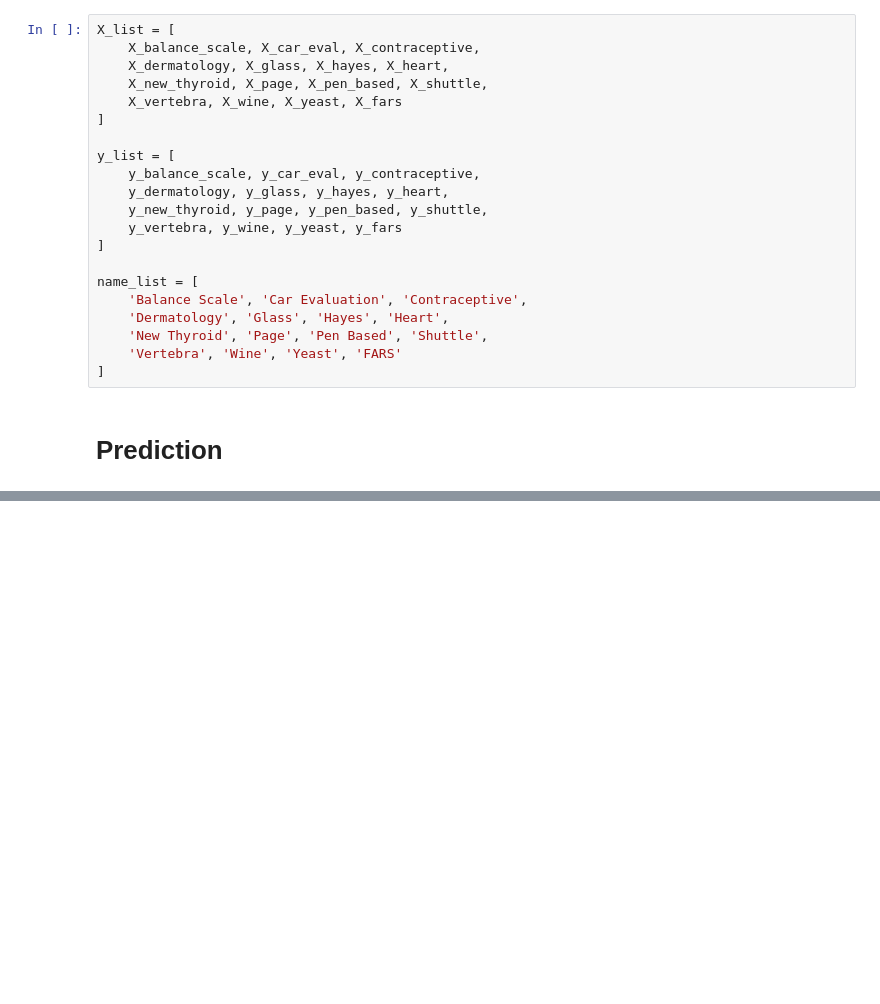
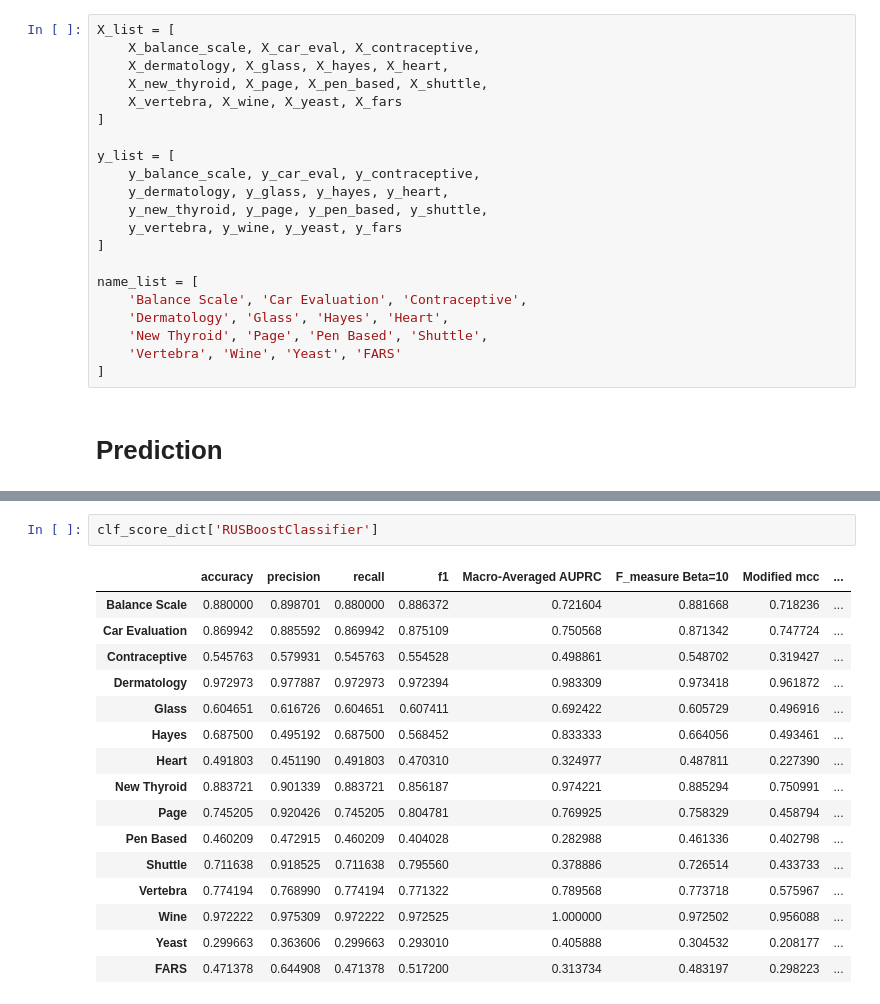
Before and after one commit to fokrey/ML-Project-Skoltech-2024-, a Jupyter notebook: models.ipynb, the cells around one changed output, grey strips where cells are left out. Cells and saved outputs as stored; diff of their text form; blank space fills up the shorter version.

```diff
--- a/models.ipynb
+++ b/models.ipynb
@@ -111,0 +138,19 @@ for clf_name, clf in tqdm(clf_dict.items()):
+# %%
+clf_score_dict['RUSBoostClassifier']
+# %% [output]
+|  | accuracy | precision | recall | f1 | Macro-Averaged AUPRC | F_measure Beta=10 | Modified mcc | ... |
+| Balance Scale | 0.880000 | 0.898701 | 0.880000 | 0.886372 | 0.721604 | 0.881668 | 0.718236 | ... |
+| Car Evaluation | 0.869942 | 0.885592 | 0.869942 | 0.875109 | 0.750568 | 0.871342 | 0.747724 | ... |
+| Contraceptive | 0.545763 | 0.579931 | 0.545763 | 0.554528 | 0.498861 | 0.548702 | 0.319427 | ... |
+| Dermatology | 0.972973 | 0.977887 | 0.972973 | 0.972394 | 0.983309 | 0.973418 | 0.961872 | ... |
+| Glass | 0.604651 | 0.616726 | 0.604651 | 0.607411 | 0.692422 | 0.605729 | 0.496916 | ... |
+| Hayes | 0.687500 | 0.495192 | 0.687500 | 0.568452 | 0.833333 | 0.664056 | 0.493461 | ... |
+| Heart | 0.491803 | 0.451190 | 0.491803 | 0.470310 | 0.324977 | 0.487811 | 0.227390 | ... |
+| New Thyroid | 0.883721 | 0.901339 | 0.883721 | 0.856187 | 0.974221 | 0.885294 | 0.750991 | ... |
+| Page | 0.745205 | 0.920426 | 0.745205 | 0.804781 | 0.769925 | 0.758329 | 0.458794 | ... |
+| Pen Based | 0.460209 | 0.472915 | 0.460209 | 0.404028 | 0.282988 | 0.461336 | 0.402798 | ... |
+| Shuttle | 0.711638 | 0.918525 | 0.711638 | 0.795560 | 0.378886 | 0.726514 | 0.433733 | ... |
+| Vertebra | 0.774194 | 0.768990 | 0.774194 | 0.771322 | 0.789568 | 0.773718 | 0.575967 | ... |
+| Wine | 0.972222 | 0.975309 | 0.972222 | 0.972525 | 1.000000 | 0.972502 | 0.956088 | ... |
+| Yeast | 0.299663 | 0.363606 | 0.299663 | 0.293010 | 0.405888 | 0.304532 | 0.208177 | ... |
+| FARS | 0.471378 | 0.644908 | 0.471378 | 0.517200 | 0.313734 | 0.483197 | 0.298223 | ... |
```
Also changed, not shown: parts of 10 cells of this notebook, 9 other files.
